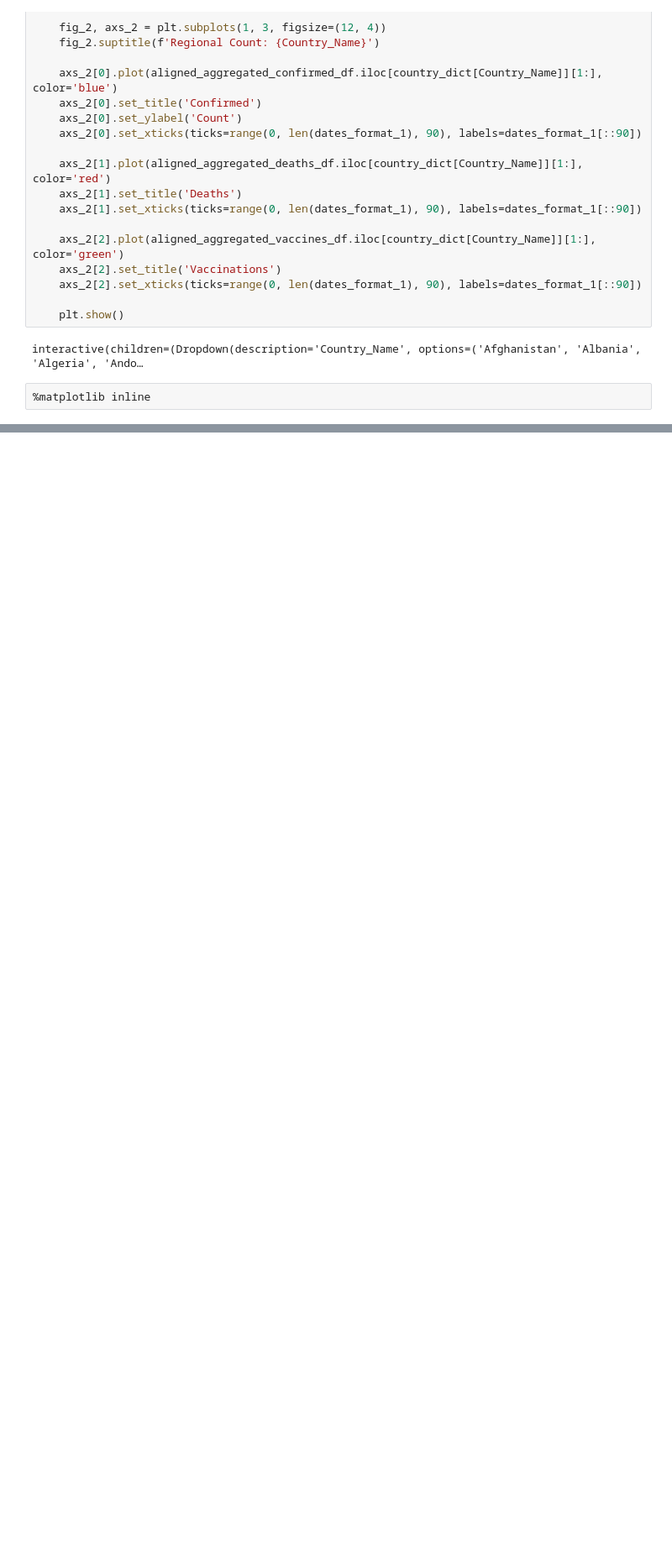
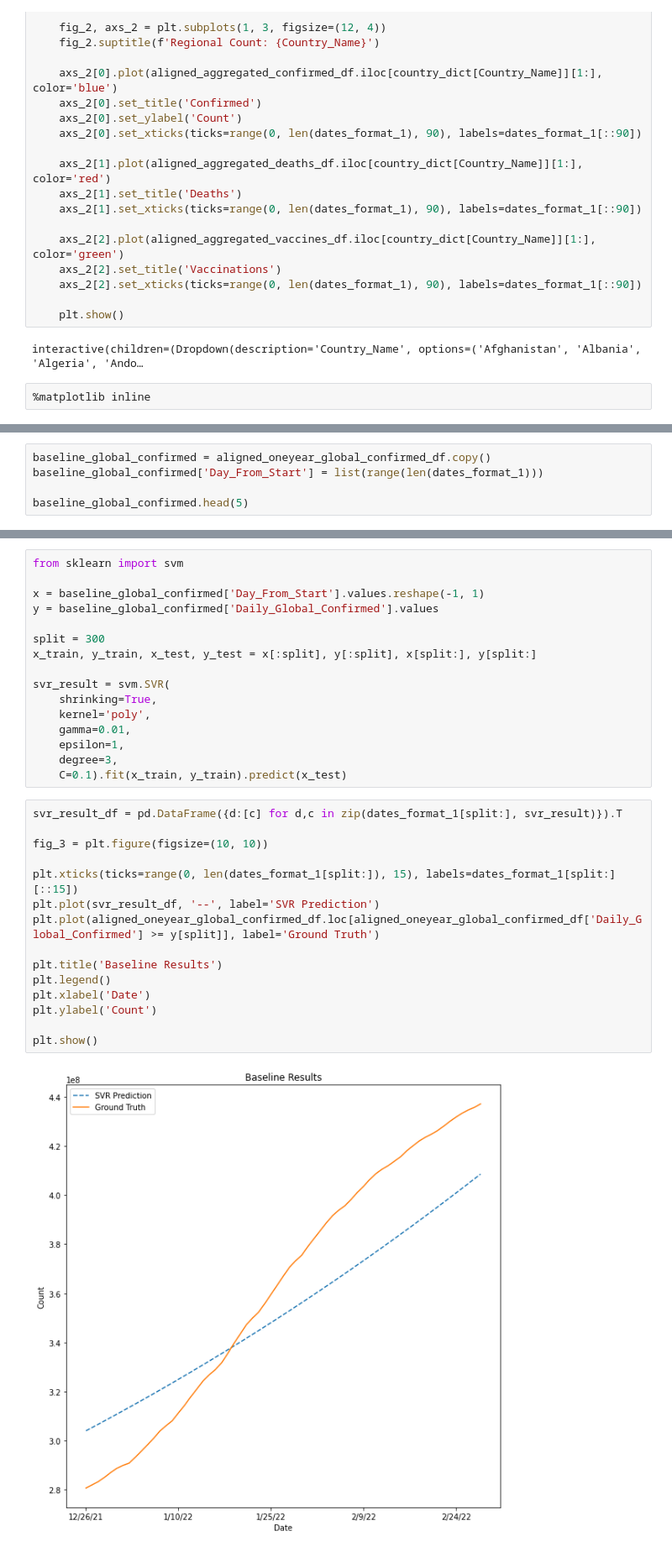
Before and after one commit to gaol00034/Covid19-Analysis, a Jupyter notebook: src/Global.ipynb, the cells around one changed output, grey strips where cells are left out. Shown at 84% size. Cells and saved outputs as stored; diff of their text form; blank space fills up the shorter version.

Commit message:
Added a simple baseline.

```diff
--- a/src/Global.ipynb
+++ b/src/Global.ipynb
@@ -246,0 +250,5 @@ interactive(children=(Dropdown(description='Country_Name', options=('Afghanistan
+# %%
+baseline_global_confirmed = aligned_oneyear_global_confirmed_df.copy()
+baseline_global_confirmed['Day_From_Start'] = list(range(len(dates_format_1)))
+
+baseline_global_confirmed.head(5)
@@ -246,0 +265,33 @@ interactive(children=(Dropdown(description='Country_Name', options=('Afghanistan
+# %%
+from sklearn import svm
+
+x = baseline_global_confirmed['Day_From_Start'].values.reshape(-1, 1)
+y = baseline_global_confirmed['Daily_Global_Confirmed'].values
+
+split = 300
+x_train, y_train, x_test, y_test = x[:split], y[:split], x[split:], y[split:]
+
+svr_result = svm.SVR(
+    shrinking=True,
+    kernel='poly',
+    gamma=0.01,
+    epsilon=1,
+    degree=3,
+    C=0.1).fit(x_train, y_train).predict(x_test)
+# %%
+svr_result_df = pd.DataFrame({d:[c] for d,c in zip(dates_format_1[split:], svr_result)}).T
+
+fig_3 = plt.figure(figsize=(10, 10))
+
+plt.xticks(ticks=range(0, len(dates_format_1[split:]), 15), labels=dates_format_1[split:][::15])
+plt.plot(svr_result_df, '--', label='SVR Prediction')
+plt.plot(aligned_oneyear_global_confirmed_df.loc[aligned_oneyear_global_confirmed_df['Daily_Global_Confirmed'] >= y[split]], label='Ground Truth')
+
+plt.title('Baseline Results')
+plt.legend()
+plt.xlabel('Date')
+plt.ylabel('Count')
+
+plt.show()
+# %% [output]
+[figure, added]
```
Also changed, not shown: parts of 4 cells of this notebook.
